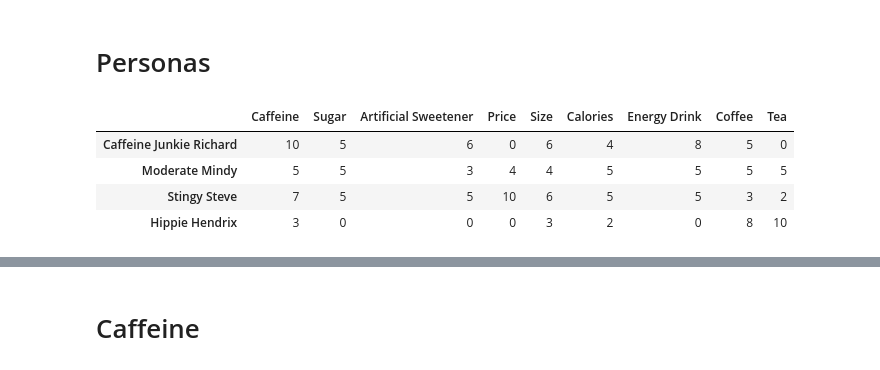
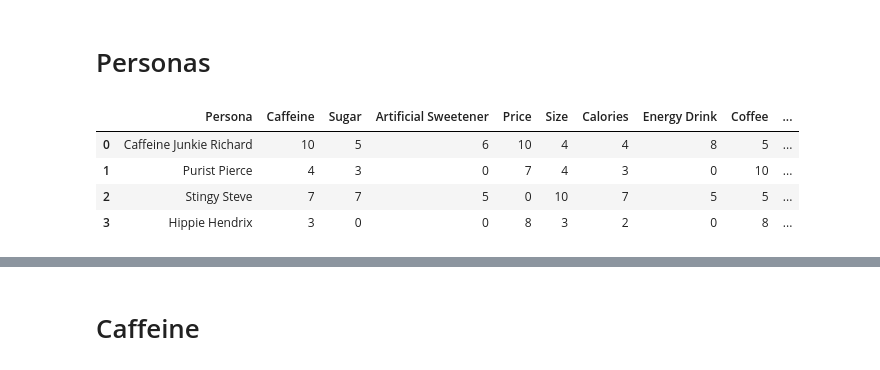
Before and after one commit to nallen19/CaffeineVisualization, a Jupyter notebook: Personas.ipynb, the cells around one changed output, grey strips where cells are left out. Saved outputs shown, nothing was run; the diff lists cells and outputs as text; code cells hidden in the pictures.

```diff
--- a/Personas.ipynb
+++ b/Personas.ipynb
@@ -11,24 +11,26 @@ from sklearn.preprocessing import StandardScaler
 # Personas
 # %%
 personas = {
-    'Caffeine': {'Caffeine Junkie Richard': 10, 'Moderate Mindy': 5, 'Stingy Steve': 7, 'Hippie Hendrix': 3},
-    'Sugar': {'Caffeine Junkie Richard': 5, 'Moderate Mindy': 5, 'Stingy Steve': 5, 'Hippie Hendrix': 0},
-    'Artificial Sweetener': {'Caffeine Junkie Richard': 6, 'Moderate Mindy': 3, 'Stingy Steve': 5, 'Hippie Hendrix': 0},
-    'Price': {'Caffeine Junkie Richard': 0, 'Moderate Mindy': 4, 'Stingy Steve': 10, 'Hippie Hendrix': 0},
-    'Size': {'Caffeine Junkie Richard': 6, 'Moderate Mindy': 4, 'Stingy Steve': 6, 'Hippie Hendrix': 3},
-    'Calories': {'Caffeine Junkie Richard': 4, 'Moderate Mindy': 5, 'Stingy Steve': 5, 'Hippie Hendrix': 2},
-    'Energy Drink': {'Caffeine Junkie Richard': 8, 'Moderate Mindy': 5, 'Stingy Steve': 5, 'Hippie Hendrix': 0},
-    'Coffee': {'Caffeine Junkie Richard': 5, 'Moderate Mindy': 5, 'Stingy Steve': 3, 'Hippie Hendrix': 8},
-    'Tea': {'Caffeine Junkie Richard': 0, 'Moderate Mindy': 5, 'Stingy Steve': 2, 'Hippie Hendrix': 10}
+    'Caffeine': {'Caffeine Junkie Richard': 10, 'Purist Pierce': 4, 'Stingy Steve': 7, 'Hippie Hendrix': 3},
+    'Sugar': {'Caffeine Junkie Richard': 5, 'Purist Pierce': 3, 'Stingy Steve': 7, 'Hippie Hendrix': 0},
+    'Artificial Sweetener': {'Caffeine Junkie Richard': 6, 'Purist Pierce': 0, 'Stingy Steve': 5, 'Hippie Hendrix': 0},
+    'Price': {'Caffeine Junkie Richard': 10, 'Purist Pierce': 7, 'Stingy Steve': 0, 'Hippie Hendrix': 8},
+    'Size': {'Caffeine Junkie Richard': 4, 'Purist Pierce': 4, 'Stingy Steve': 10, 'Hippie Hendrix': 3},
+    'Calories': {'Caffeine Junkie Richard': 4, 'Purist Pierce': 3, 'Stingy Steve': 7, 'Hippie Hendrix': 2},
+    'Energy Drink': {'Caffeine Junkie Richard': 8, 'Purist Pierce': 0, 'Stingy Steve': 5, 'Hippie Hendrix': 0},
+    'Coffee': {'Caffeine Junkie Richard': 5, 'Purist Pierce': 10, 'Stingy Steve': 5, 'Hippie Hendrix': 8},
+    'Tea': {'Caffeine Junkie Richard': 0, 'Purist Pierce': 6, 'Stingy Steve': 5, 'Hippie Hendrix': 10}
 }
 
-df_persona = pd.DataFrame(personas)
+df_persona = pd.DataFrame.from_dict(personas).reset_index()
+df_persona.columns = ['Persona', 'Caffeine', 'Sugar', 'Artificial Sweetener',
+                      'Price', 'Size', 'Calories', 'Energy Drink', 'Coffee', 'Tea']
 df_persona.head()
 # %% [output]
-|  | Caffeine | Sugar | Artificial Sweetener | Price | Size | Calories | Energy Drink | Coffee | Tea |
-| Caffeine Junkie Richard | 10 | 5 | 6 | 0 | 6 | 4 | 8 | 5 | 0 |
-| Moderate Mindy | 5 | 5 | 3 | 4 | 4 | 5 | 5 | 5 | 5 |
-| Stingy Steve | 7 | 5 | 5 | 10 | 6 | 5 | 5 | 3 | 2 |
-| Hippie Hendrix | 3 | 0 | 0 | 0 | 3 | 2 | 0 | 8 | 10 |
+|  | Persona | Caffeine | Sugar | Artificial Sweetener | Price | Size | Calories | Energy Drink | Coffee | ... |
+| 0 | Caffeine Junkie Richard | 10 | 5 | 6 | 10 | 4 | 4 | 8 | 5 | ... |
+| 1 | Purist Pierce | 4 | 3 | 0 | 7 | 4 | 3 | 0 | 10 | ... |
+| 2 | Stingy Steve | 7 | 7 | 5 | 0 | 10 | 7 | 5 | 5 | ... |
+| 3 | Hippie Hendrix | 3 | 0 | 0 | 8 | 3 | 2 | 0 | 8 | ... |
 # %%
 scaler = StandardScaler()
```
Also changed, not shown: parts of 20 cells of this notebook, 1 other file.
